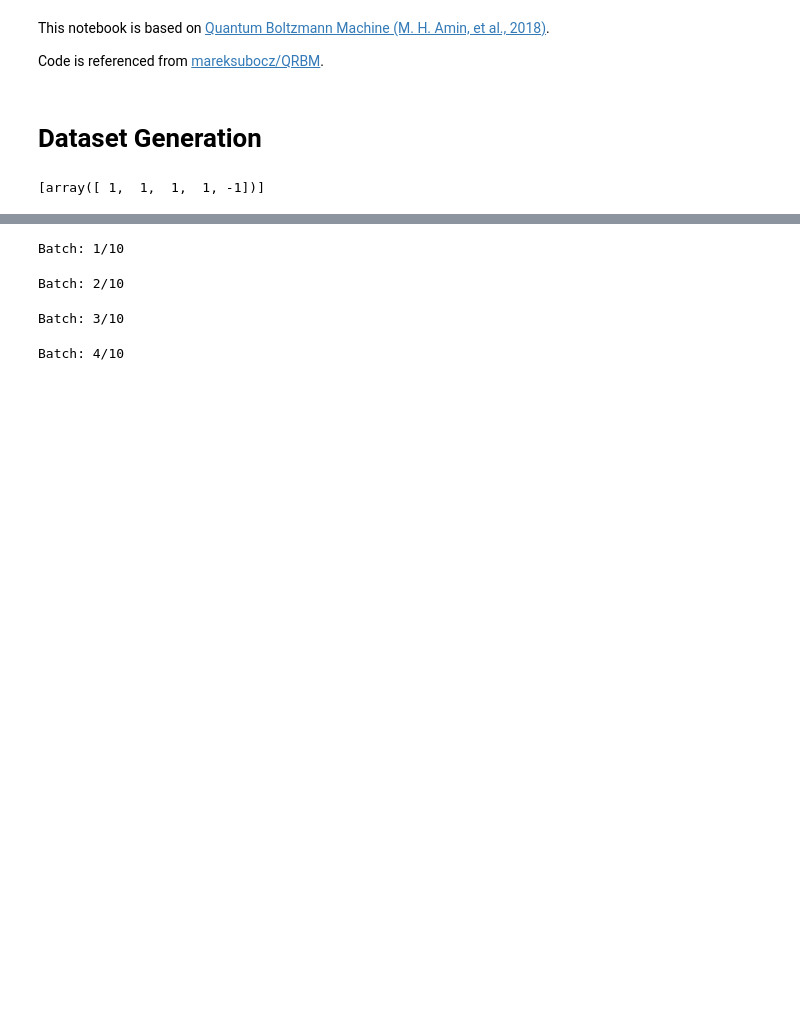
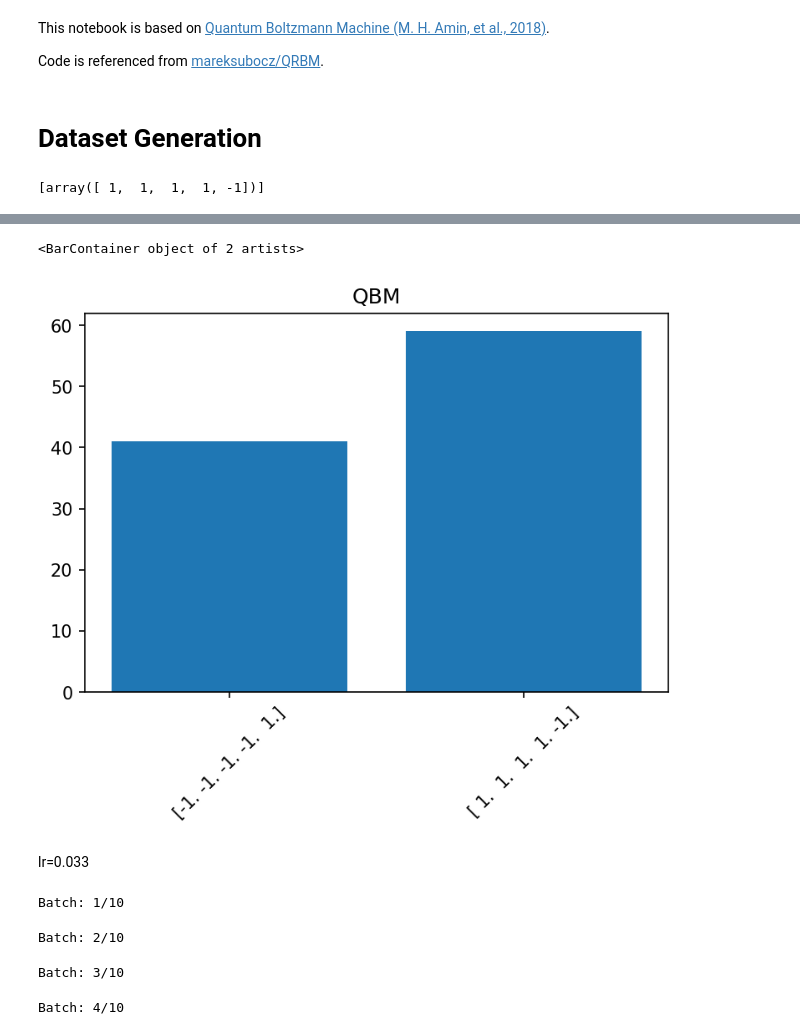
Before and after one commit to haoyudoingthings/QBM, a Jupyter notebook: Boltzmann-Machine.ipynb, the cells around one changed output, grey strips where cells are left out. Drawn from its saved outputs; the diff is of its cells as text; code cells hidden in the pictures; blank space fills up the shorter version.

```diff
--- a/Boltzmann-Machine.ipynb
+++ b/Boltzmann-Machine.ipynb
@@ -68 +106,11 @@ qbm1 = QBM(5, 2, use_tqdm=True)
+# %%
+plt.figure(dpi=150)
+plt.title('QBM')
+plt.xticks(rotation=45)
+plt.bar(histo_cat, histo_data)
+# %% [output]
+<BarContainer object of 2 artists>
+[figure, added]
+# %% [markdown]
+lr=0.033
 # %%
```
Also changed, not shown: parts of 18 cells of this notebook.
